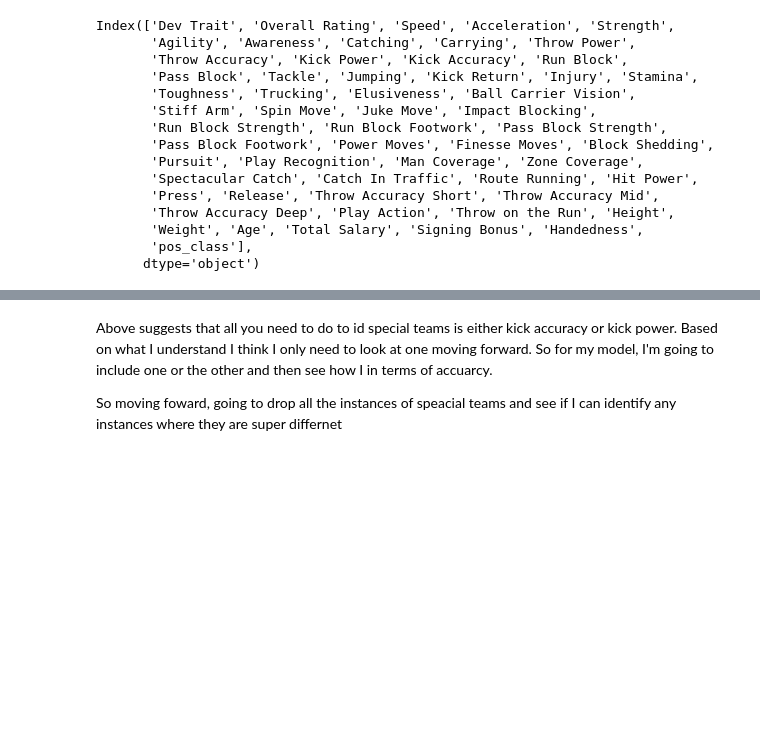
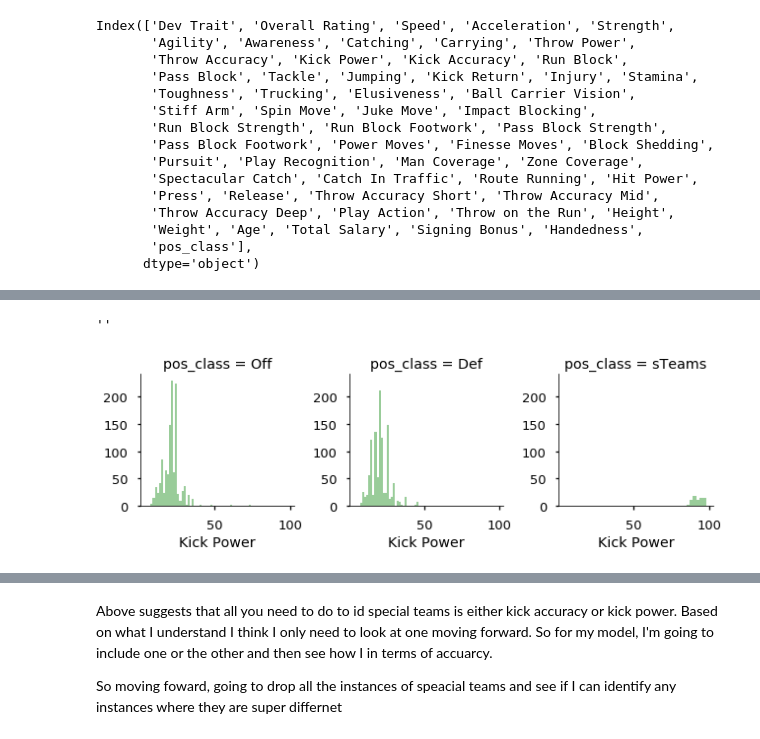
Before and after one commit to JohnErnestBonanno/MaddenML, a Jupyter notebook: MaddenML.ipynb, the cells around one changed output, grey strips where cells are left out. Drawn from its saved outputs; the diff is of its cells as text; code cells hidden in the pictures; blank space fills up the shorter version.

```diff
--- a/MaddenML.ipynb
+++ b/MaddenML.ipynb
@@ -262,0 +273,12 @@ dtype: object
+# %%
+#fig, axarr = plt.subplots(2, 1, figsize=(12, 8))
+#both "fig" and "ax" are completely arbitrary.  Don't need either of them.
+
+g = sns.FacetGrid(df[special_stats], col = "pos_class", hue = "pos_class")
+g.map(sns.distplot, 'Kick Power', kde = False, color = 'g')
+#g.map(sns.distplot, 'Kick Accuracy', kde = False, color = 'g')
+
+""#subplots(rows, colums)
+# %% [output]
+''
+[figure, added]
```
Also changed, not shown: parts of 14 cells of this notebook.
